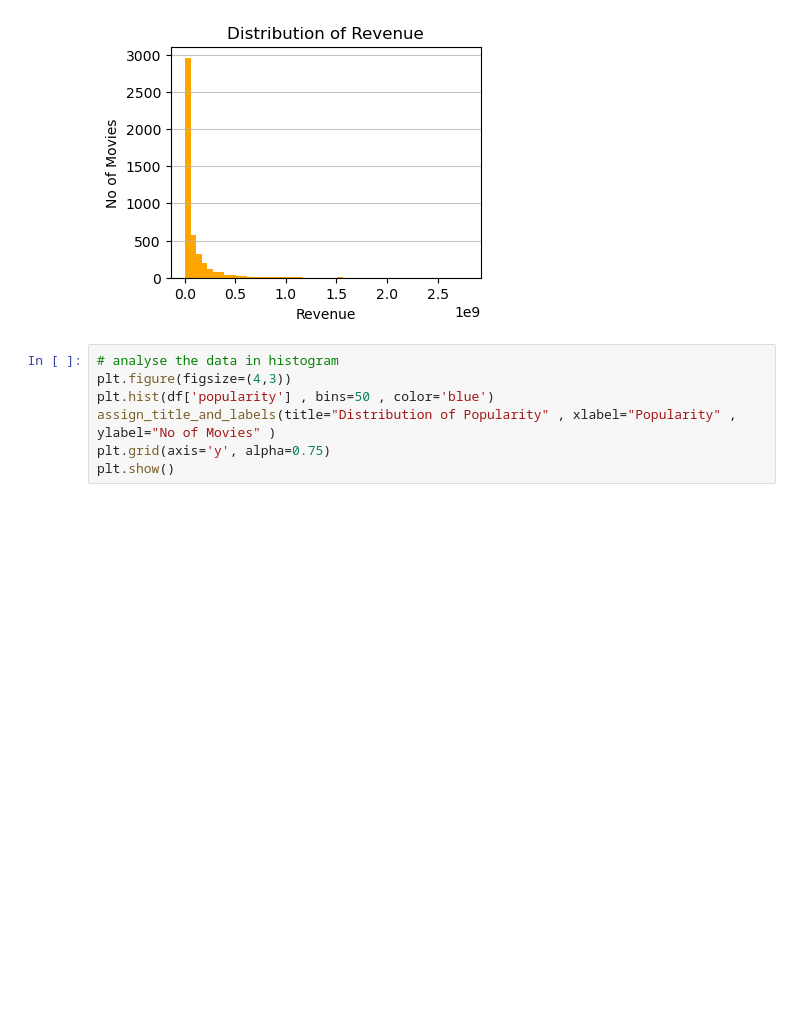
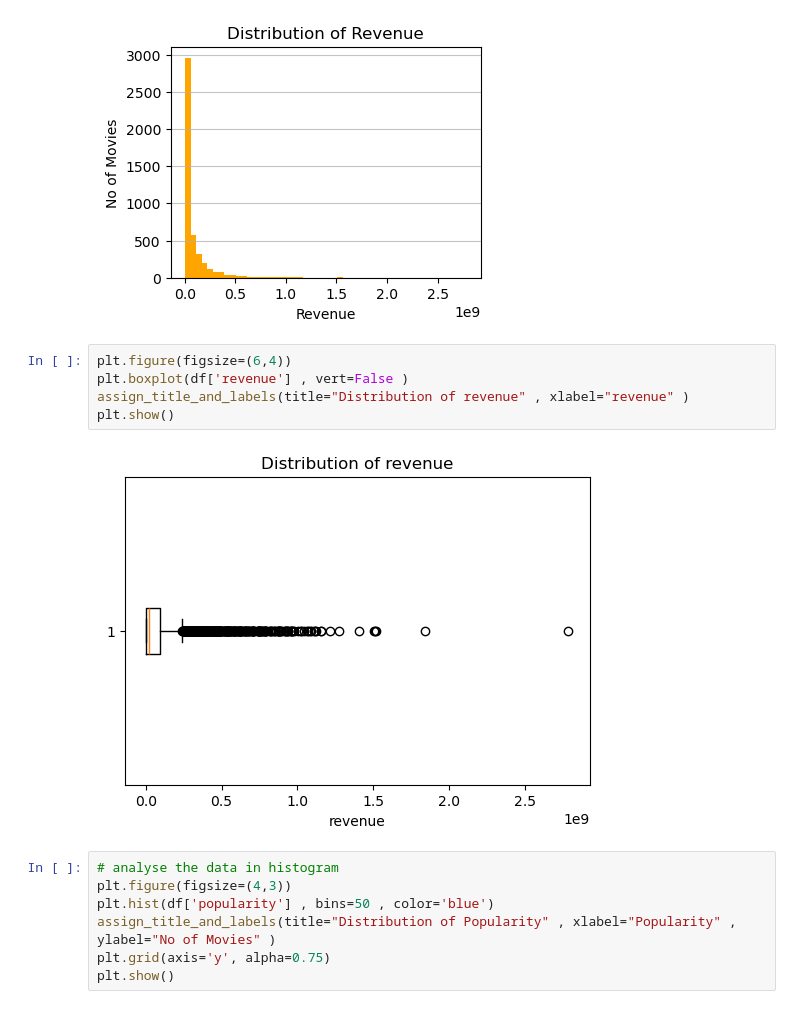
Before and after one commit to kamranalisays/DataAnalyst, a Jupyter notebook: DataAnalysisProject/Project-1-Data-Analysis.ipynb, the cells around one changed output. Cells and saved outputs as stored; diff of their text form; blank space fills up the shorter version.

Commit message:
Adding more charts.

```diff
--- a/DataAnalysisProject/Project-1-Data-Analysis.ipynb
+++ b/DataAnalysisProject/Project-1-Data-Analysis.ipynb
@@ -199,6 +197,13 @@ plt.grid(axis='y', alpha=0.75)
 plt.show()
 # %% [output]
 [figure]
+# %%
+plt.figure(figsize=(6,4))
+plt.boxplot(df['revenue'] , vert=False )
+assign_title_and_labels(title="Distribution of revenue" , xlabel="revenue" )
+plt.show()
+# %% [output]
+[figure, added]
 # %%
 # analyse the data in histogram
 plt.figure(figsize=(4,3))
```
Also changed, not shown: parts of 9 cells of this notebook.
